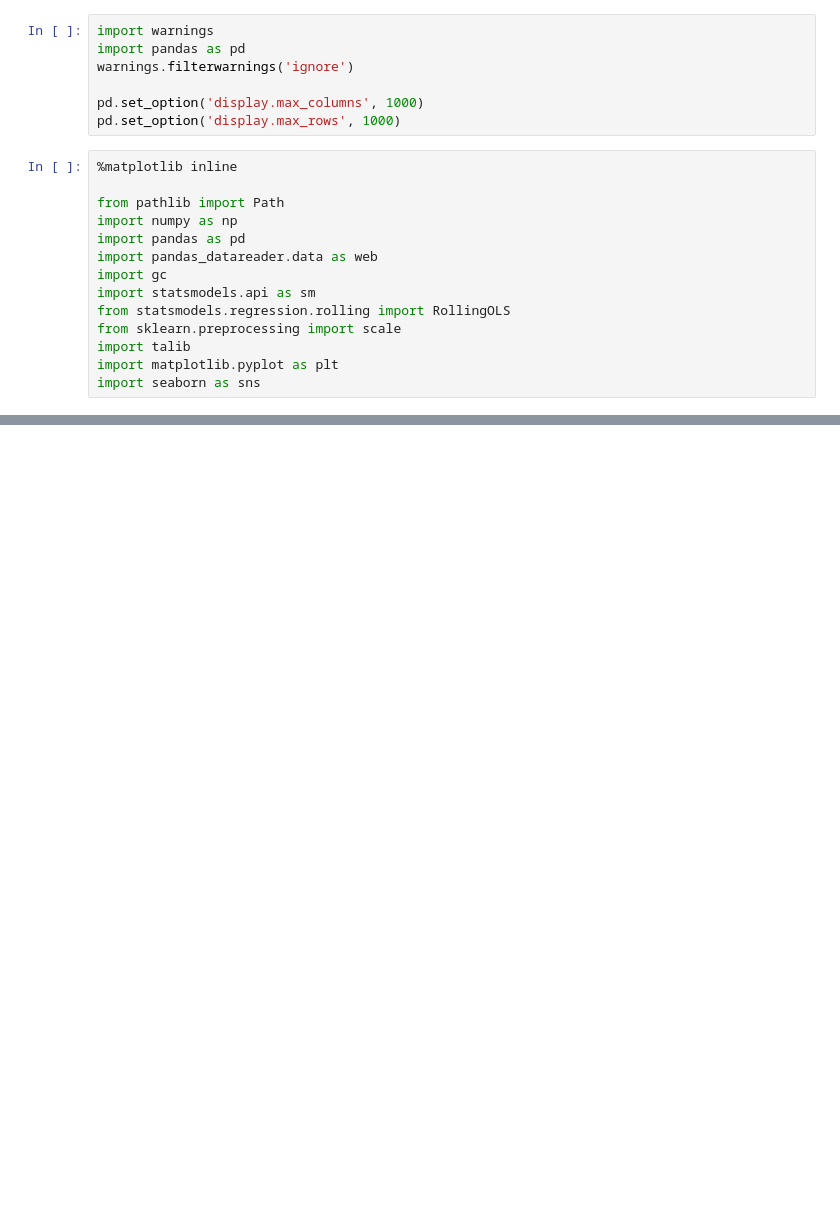
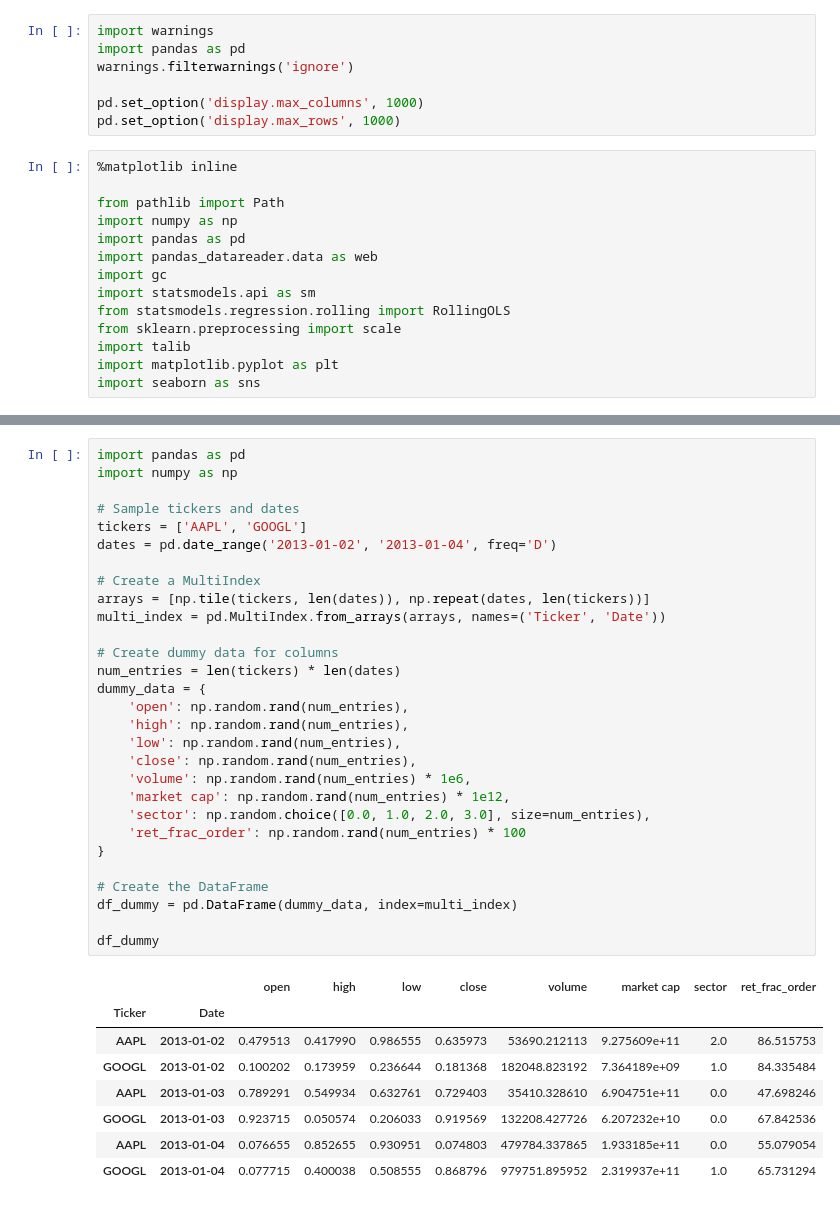
Before and after one commit to skhan61/QuantProject, a Jupyter notebook: notebook.ipynb, the cells around one changed output, grey strips where cells are left out. Cells and saved outputs as stored; diff of their text form; blank space fills up the shorter version.

```diff
--- a/notebook.ipynb
+++ b/notebook.ipynb
@@ -87,0 +194,38 @@ plot_all_files_in_directory(directory_path)
+# %%
+import pandas as pd
+import numpy as np
+
+# Sample tickers and dates
+tickers = ['AAPL', 'GOOGL']
+dates = pd.date_range('2013-01-02', '2013-01-04', freq='D')
+
+# Create a MultiIndex
+arrays = [np.tile(tickers, len(dates)), np.repeat(dates, len(tickers))]
+multi_index = pd.MultiIndex.from_arrays(arrays, names=('Ticker', 'Date'))
+
+# Create dummy data for columns
+num_entries = len(tickers) * len(dates)
+dummy_data = {
+    'open': np.random.rand(num_entries),
+    'high': np.random.rand(num_entries),
+    'low': np.random.rand(num_entries),
+    'close': np.random.rand(num_entries),
+    'volume': np.random.rand(num_entries) * 1e6,
+    'market cap': np.random.rand(num_entries) * 1e12,
+    'sector': np.random.choice([0.0, 1.0, 2.0, 3.0], size=num_entries),
+    'ret_frac_order': np.random.rand(num_entries) * 100
+}
+
+# Create the DataFrame
+df_dummy = pd.DataFrame(dummy_data, index=multi_index)
+
+df_dummy
+# %% [output]
+|  |  | open | high | low | close | volume | market cap | sector | ret_frac_order |
+| Ticker | Date |  |  |  |  |  |  |  |  |
+| AAPL | 2013-01-02 | 0.479513 | 0.417990 | 0.986555 | 0.635973 | 53690.212113 | 9.275609e+11 | 2.0 | 86.515753 |
+| GOOGL | 2013-01-02 | 0.100202 | 0.173959 | 0.236644 | 0.181368 | 182048.823192 | 7.364189e+09 | 1.0 | 84.335484 |
+| AAPL | 2013-01-03 | 0.789291 | 0.549934 | 0.632761 | 0.729403 | 35410.328610 | 6.904751e+11 | 0.0 | 47.698246 |
+| GOOGL | 2013-01-03 | 0.923715 | 0.050574 | 0.206033 | 0.919569 | 132208.427726 | 6.207232e+10 | 0.0 | 67.842536 |
+| AAPL | 2013-01-04 | 0.076655 | 0.852655 | 0.930951 | 0.074803 | 479784.337865 | 1.933185e+11 | 0.0 | 55.079054 |
+| GOOGL | 2013-01-04 | 0.077715 | 0.400038 | 0.508555 | 0.868796 | 979751.895952 | 2.319937e+11 | 1.0 | 65.731294 |
```
Also changed, not shown: parts of 12 cells of this notebook, 2 other files.
